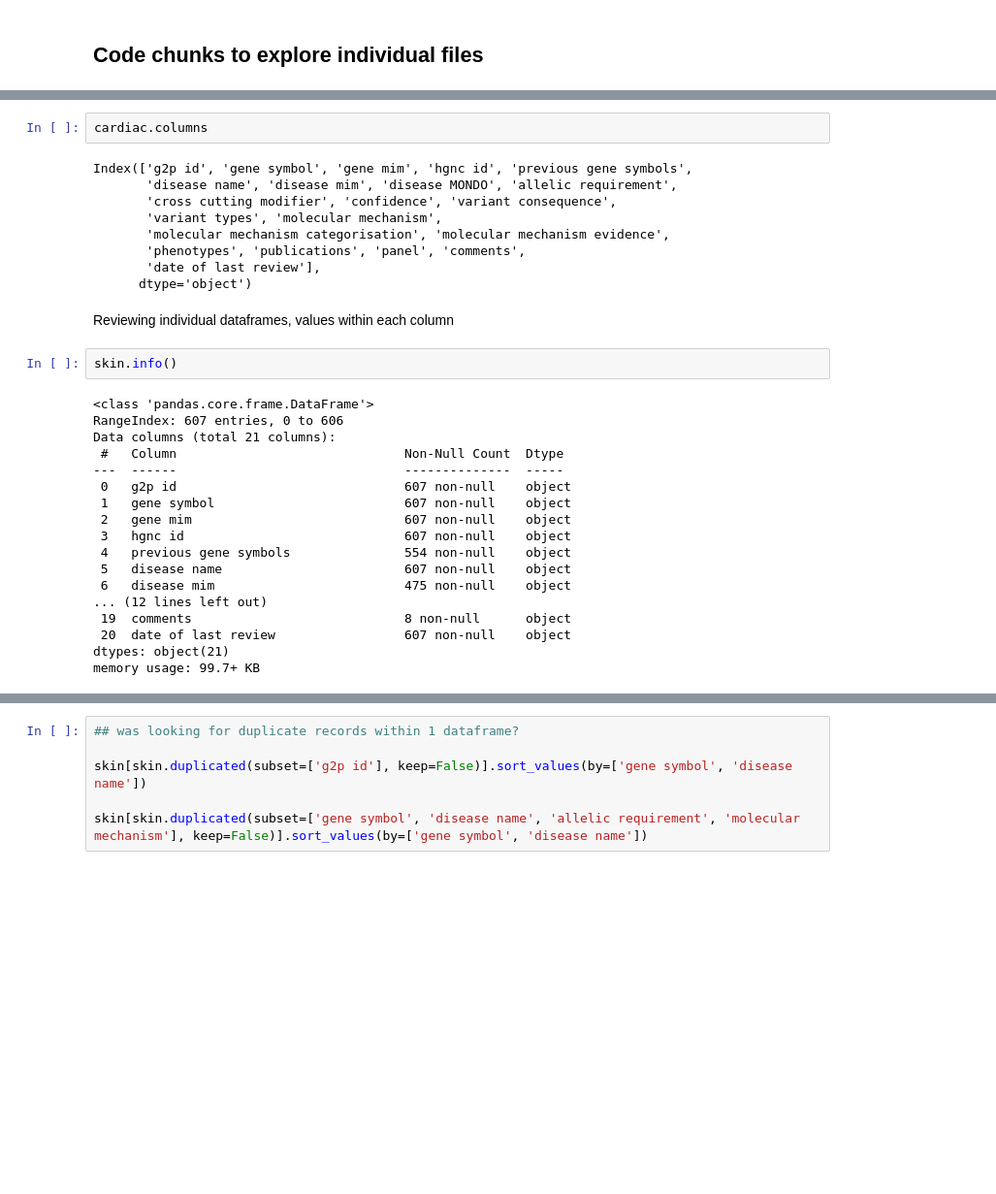
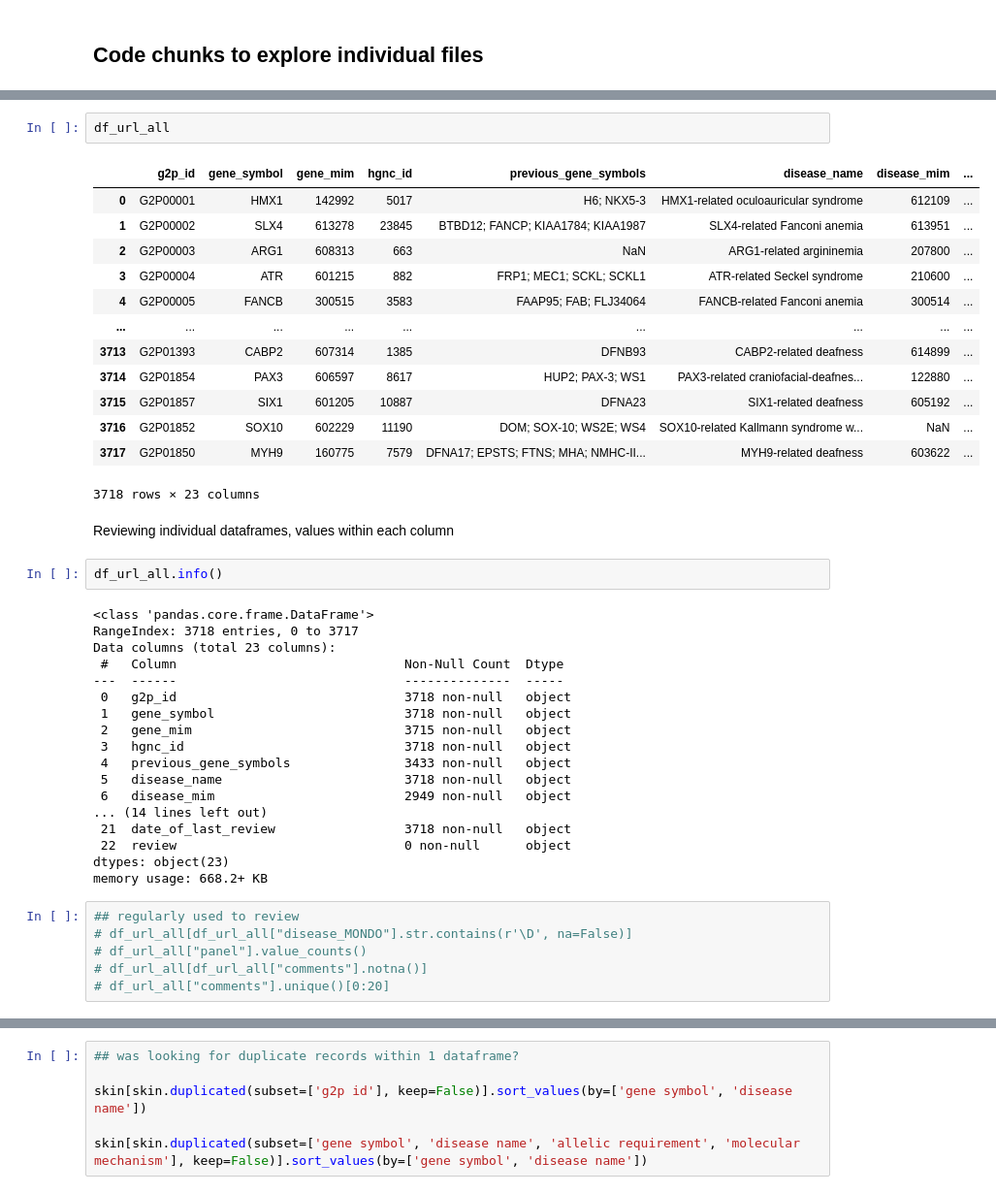
Before and after one commit to biothings/pending.api, a Jupyter notebook: plugins/ebi_gene2phenotype/data-playground.ipynb, the cells around one changed output, grey strips where cells are left out. Shown at 97% size. Saved outputs shown, nothing was run; the diff lists cells and outputs as text; blank space fills up the shorter version.

```diff
--- a/plugins/ebi_gene2phenotype/data-playground.ipynb
+++ b/plugins/ebi_gene2phenotype/data-playground.ipynb
@@ -224,33 +232,44 @@ array([ True,  True,  True,  True,  True,  True,  True,  True,  True,
 # %%
-cardiac.columns
+df_url_all
 # %% [output]
+|  | g2p_id | gene_symbol | gene_mim | hgnc_id | previous_gene_symbols | disease_name | disease_mim | ... |
+| 0 | G2P00001 | HMX1 | 142992 | 5017 | H6; NKX5-3 | HMX1-related oculoauricular syndrome | 612109 | ... |
+| 1 | G2P00002 | SLX4 | 613278 | 23845 | BTBD12; FANCP; KIAA1784; KIAA1987 | SLX4-related Fanconi anemia | 613951 | ... |
+| 2 | G2P00003 | ARG1 | 608313 | 663 | NaN | ARG1-related argininemia | 207800 | ... |
+| 3 | G2P00004 | ATR | 601215 | 882 | FRP1; MEC1; SCKL; SCKL1 | ATR-related Seckel syndrome | 210600 | ... |
+| 4 | G2P00005 | FANCB | 300515 | 3583 | FAAP95; FAB; FLJ34064 | FANCB-related Fanconi anemia | 300514 | ... |
+| ... | ... | ... | ... | ... | ... | ... | ... | ... |
+| 3713 | G2P01393 | CABP2 | 607314 | 1385 | DFNB93 | CABP2-related deafness | 614899 | ... |
+| 3714 | G2P01854 | PAX3 | 606597 | 8617 | HUP2; PAX-3; WS1 | PAX3-related craniofacial-deafnes... | 122880 | ... |
+| 3715 | G2P01857 | SIX1 | 601205 | 10887 | DFNA23 | SIX1-related deafness | 605192 | ... |
+| 3716 | G2P01852 | SOX10 | 602229 | 11190 | DOM; SOX-10; WS2E; WS4 | SOX10-related Kallmann syndrome w... | NaN | ... |
+| 3717 | G2P01850 | MYH9 | 160775 | 7579 | DFNA17; EPSTS; FTNS; MHA; NMHC-II... | MYH9-related deafness | 603622 | ... |
-Index(['g2p id', 'gene symbol', 'gene mim', 'hgnc id', 'previous gene symbols',
-       'disease name', 'disease mim', 'disease MONDO', 'allelic requirement',
-       'cross cutting modifier', 'confidence', 'variant consequence',
-       'variant types', 'molecular mechanism',
-       'molecular mechanism categorisation', 'molecular mechanism evidence',
-       'phenotypes', 'publications', 'panel', 'comments',
-       'date of last review'],
-      dtype='object')
+3718 rows × 23 columns
 # %% [markdown]
 Reviewing individual dataframes, values within each column
 # %%
-skin.info()
+df_url_all.info()
 # %% [output]
 <class 'pandas.core.frame.DataFrame'>
-RangeIndex: 607 entries, 0 to 606
-Data columns (total 21 columns):
+RangeIndex: 3718 entries, 0 to 3717
+Data columns (total 23 columns):
  #   Column                              Non-Null Count  Dtype
 ---  ------                              --------------  -----
- 0   g2p id                              607 non-null    object
- 1   gene symbol                         607 non-null    object
- 2   gene mim                            607 non-null    object
- 3   hgnc id                             607 non-null    object
- 4   previous gene symbols               554 non-null    object
- 5   disease name                        607 non-null    object
- 6   disease mim                         475 non-null    object
-... (12 lines left out)
- 19  comments                            8 non-null      object
- 20  date of last review                 607 non-null    object
-dtypes: object(21)
-memory usage: 99.7+ KB
+ 0   g2p_id                              3718 non-null   object
+ 1   gene_symbol                         3718 non-null   object
+ 2   gene_mim                            3715 non-null   object
+ 3   hgnc_id                             3718 non-null   object
+ 4   previous_gene_symbols               3433 non-null   object
+ 5   disease_name                        3718 non-null   object
+ 6   disease_mim                         2949 non-null   object
+... (14 lines left out)
+ 21  date_of_last_review                 3718 non-null   object
+ 22  review                              0 non-null      object
+dtypes: object(23)
+memory usage: 668.2+ KB
+# %%
+## regularly used to review
+# df_url_all[df_url_all["disease_MONDO"].str.contains(r'\D', na=False)]
+# df_url_all["panel"].value_counts()
+# df_url_all[df_url_all["comments"].notna()]
+# df_url_all["comments"].unique()[0:20]
```
Also changed, not shown: parts of 16 cells of this notebook, 1 other file.
